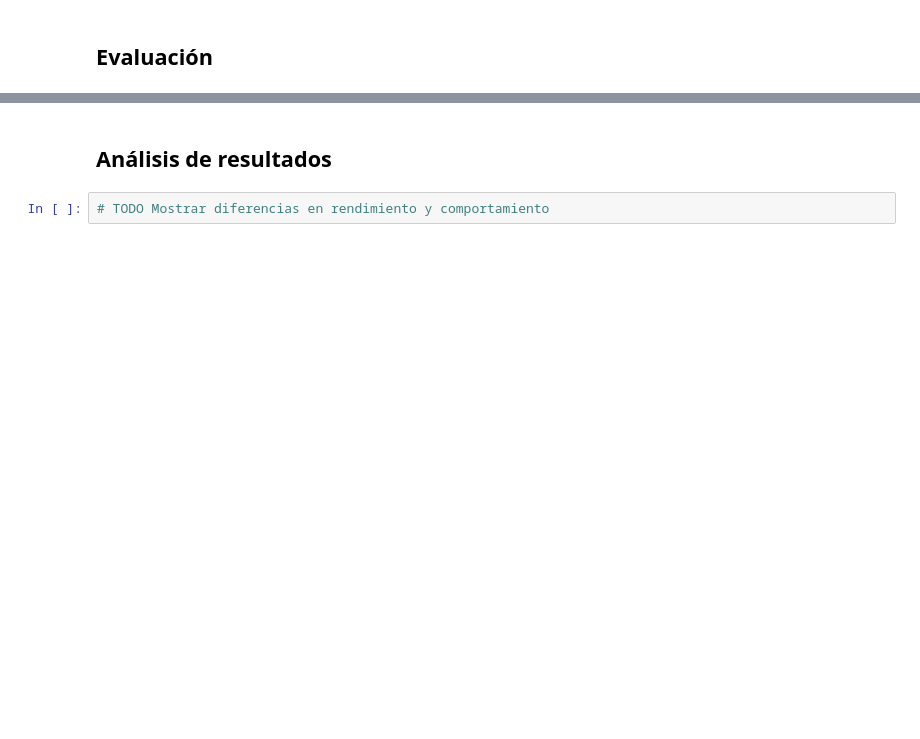
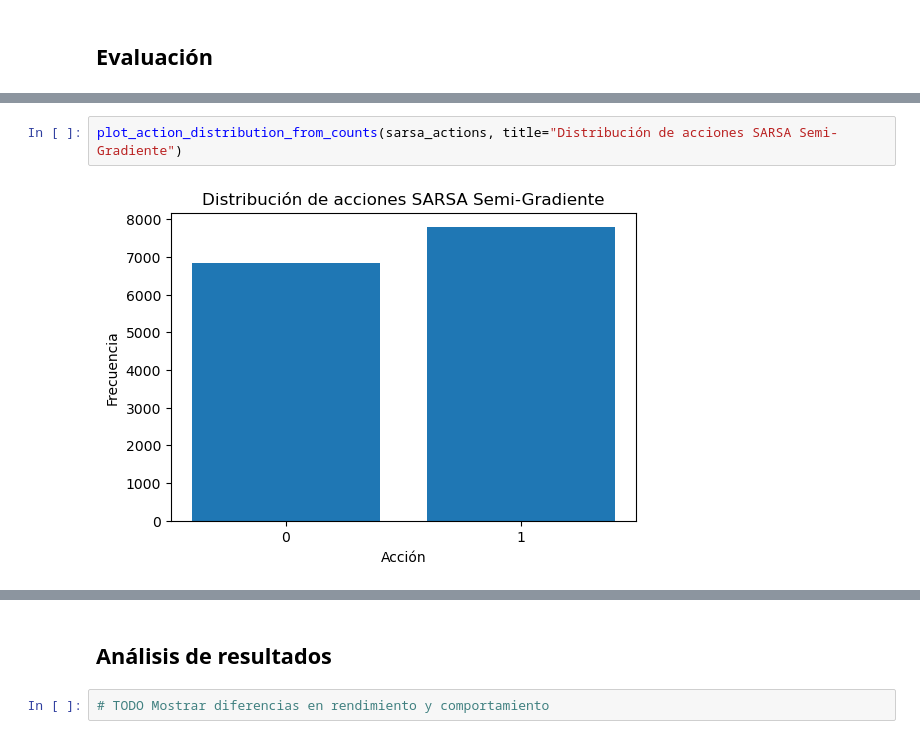
Before and after one commit to oliatom350/RL_SFDD, a Jupyter notebook: Estudio_Metodos_Aproximaciones.ipynb, the cells around one changed output, grey strips where cells are left out. Saved outputs shown, nothing was run; the diff lists cells and outputs as text; blank space fills up the shorter version.

```diff
--- a/Estudio_Metodos_Aproximaciones.ipynb
+++ b/Estudio_Metodos_Aproximaciones.ipynb
@@ -165,0 +244,4 @@ for name, stats in training_stats.items():
+# %%
+plot_action_distribution_from_counts(sarsa_actions, title="Distribución de acciones SARSA Semi-Gradiente")
+# %% [output]
+[figure, added]
```
Also changed, not shown: parts of 18 cells of this notebook, 3 other files.
